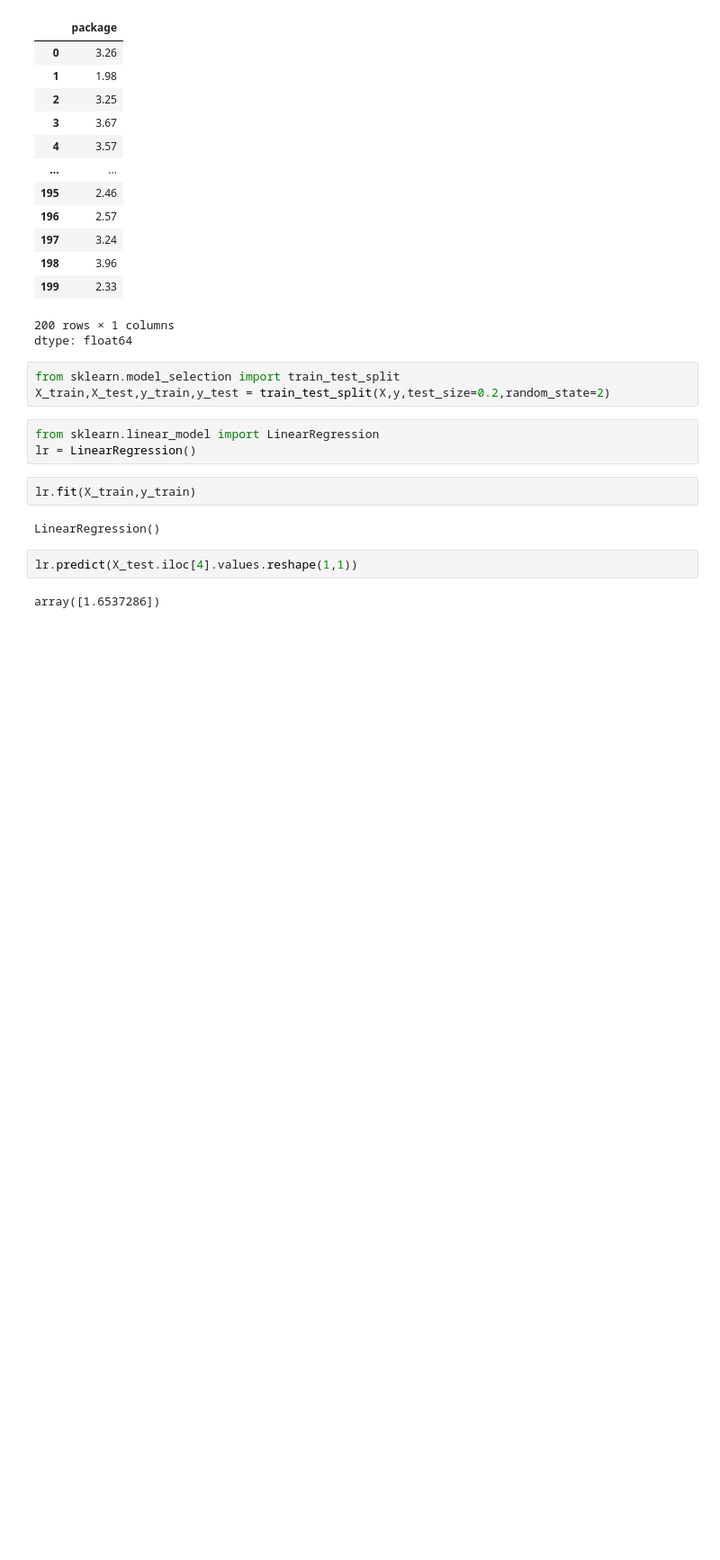
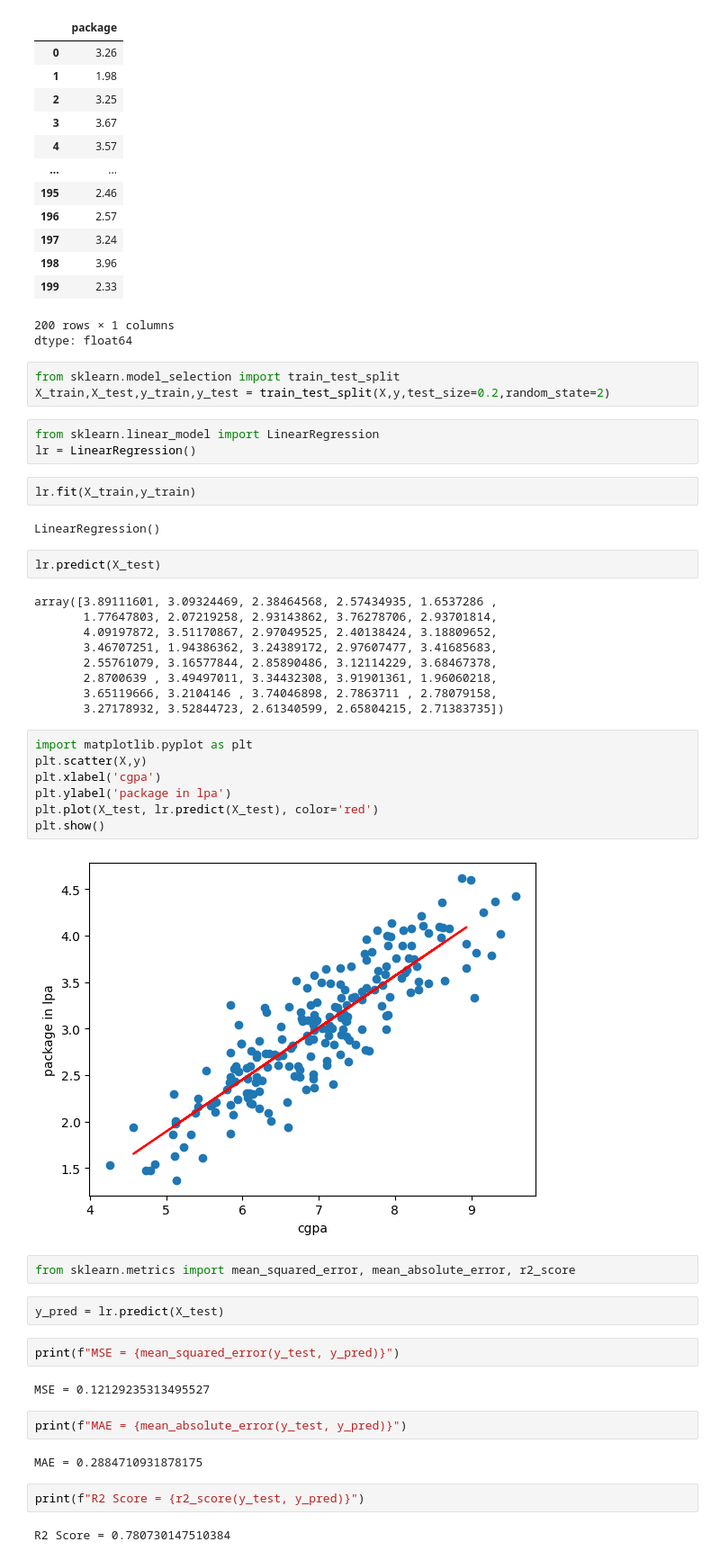
Before and after one commit to anirbankhan/AI_Model_figo, a Jupyter notebook: simple_linear_regression.ipynb, the cells around one changed output. Shown at 90% size. Saved outputs shown, nothing was run; the diff lists cells and outputs as text; blank space fills up the shorter version.

```diff
--- a/simple_linear_regression.ipynb
+++ b/simple_linear_regression.ipynb
@@ -112,6 +112,38 @@ lr.fit(X_train,y_train)
 # %% [output]
 LinearRegression()
 # %%
-lr.predict(X_test.iloc[4].values.reshape(1,1))
+lr.predict(X_test)
 # %% [output]
-array([1.6537286])
+array([3.89111601, 3.09324469, 2.38464568, 2.57434935, 1.6537286 ,
+       1.77647803, 2.07219258, 2.93143862, 3.76278706, 2.93701814,
+       4.09197872, 3.51170867, 2.97049525, 2.40138424, 3.18809652,
+       3.46707251, 1.94386362, 3.24389172, 2.97607477, 3.41685683,
+       2.55761079, 3.16577844, 2.85890486, 3.12114229, 3.68467378,
+       2.8700639 , 3.49497011, 3.34432308, 3.91901361, 1.96060218,
+       3.65119666, 3.2104146 , 3.74046898, 2.7863711 , 2.78079158,
+       3.27178932, 3.52844723, 2.61340599, 2.65804215, 2.71383735])
+# %%
+import matplotlib.pyplot as plt
+plt.scatter(X,y)
+plt.xlabel('cgpa')
+plt.ylabel('package in lpa')
+plt.plot(X_test, lr.predict(X_test), color='red')
+plt.show()
+# %% [output]
+[figure, added]
+# %%
+from sklearn.metrics import mean_squared_error, mean_absolute_error, r2_score
+# %%
+y_pred = lr.predict(X_test)
+# %%
+print(f"MSE = {mean_squared_error(y_test, y_pred)}")
+# %% [output]
+MSE = 0.12129235313495527
+# %%
+print(f"MAE = {mean_absolute_error(y_test, y_pred)}")
+# %% [output]
+MAE = 0.2884710931878175
+# %%
+print(f"R2 Score = {r2_score(y_test, y_pred)}")
+# %% [output]
+R2 Score = 0.780730147510384
```
